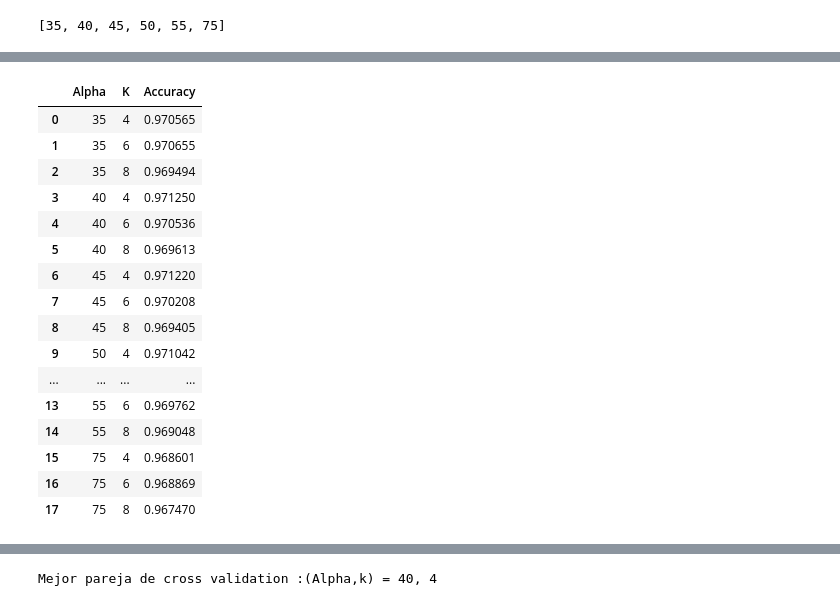
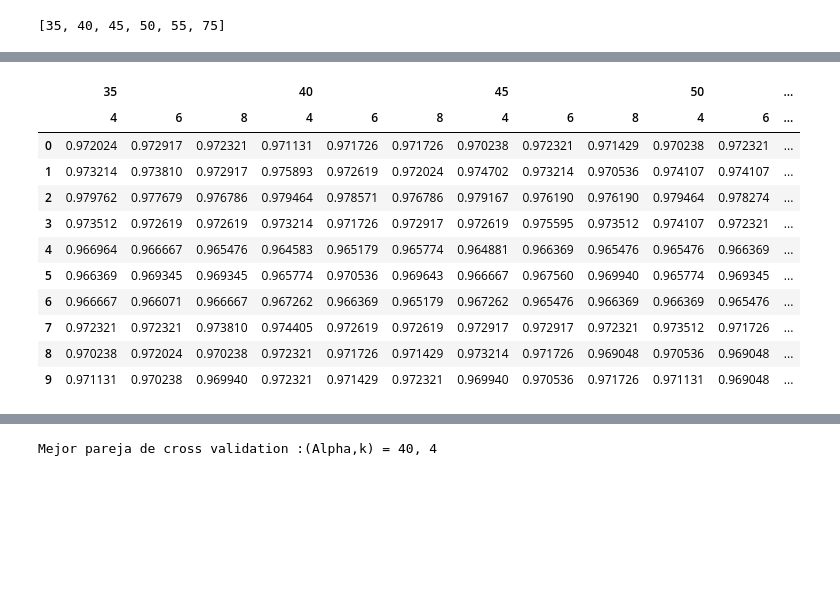
Before and after one commit to fzanollo/metodos-num, a Jupyter notebook: tp2/notebooks/preliminares.ipynb, the cells around one changed output, grey strips where cells are left out. Saved outputs shown, nothing was run; the diff lists cells and outputs as text; code cells hidden in the pictures; blank space fills up the shorter version.

```diff
--- a/tp2/notebooks/preliminares.ipynb
+++ b/tp2/notebooks/preliminares.ipynb
@@ -547,0 +482,8 @@ display(f1.head())
+# %%
+from timeit import default_timer as timer
+start = timer()
+
+resultCV = crossValidation(X_train,y_train,10,mejores_alphas,mejores_k)
+
+end = timer()
+print(end - start)
@@ -548,27 +508,17 @@ display(f1.head())
 # %%
-dfCV = pd.DataFrame({"Alpha":col_alphas,"K":col_k,"Accuracy": accuracy})
-dfCV.to_csv("exp_csv/CrossValidation.csv",index = True,header = True)
+dfCV = pd.DataFrame(resultCV)
+dfCV.to_csv("exp_csv/CrossValidation_knnpca.csv",index = False)
 dfCV
+# %% [output]
+|  | 35 |  |  | 40 |  |  | 45 |  |  | 50 |  | ... |
+|  | 4 | 6 | 8 | 4 | 6 | 8 | 4 | 6 | 8 | 4 | 6 | ... |
+| 0 | 0.972024 | 0.972917 | 0.972321 | 0.971131 | 0.971726 | 0.971726 | 0.970238 | 0.972321 | 0.971429 | 0.970238 | 0.972321 | ... |
+| 1 | 0.973214 | 0.973810 | 0.972917 | 0.975893 | 0.972619 | 0.972024 | 0.974702 | 0.973214 | 0.970536 | 0.974107 | 0.974107 | ... |
+| 2 | 0.979762 | 0.977679 | 0.976786 | 0.979464 | 0.978571 | 0.976786 | 0.979167 | 0.976190 | 0.976190 | 0.979464 | 0.978274 | ... |
+| 3 | 0.973512 | 0.972619 | 0.972619 | 0.973214 | 0.971726 | 0.972917 | 0.972619 | 0.975595 | 0.973512 | 0.974107 | 0.972321 | ... |
+| 4 | 0.966964 | 0.966667 | 0.965476 | 0.964583 | 0.965179 | 0.965774 | 0.964881 | 0.966369 | 0.965476 | 0.965476 | 0.966369 | ... |
+| 5 | 0.966369 | 0.969345 | 0.969345 | 0.965774 | 0.970536 | 0.969643 | 0.966667 | 0.967560 | 0.969940 | 0.965774 | 0.969345 | ... |
+| 6 | 0.966667 | 0.966071 | 0.966667 | 0.967262 | 0.966369 | 0.965179 | 0.967262 | 0.965476 | 0.966369 | 0.966369 | 0.965476 | ... |
+| 7 | 0.972321 | 0.972321 | 0.973810 | 0.974405 | 0.972619 | 0.972619 | 0.972917 | 0.972917 | 0.972321 | 0.973512 | 0.971726 | ... |
+| 8 | 0.970238 | 0.972024 | 0.970238 | 0.972321 | 0.971726 | 0.971429 | 0.973214 | 0.971726 | 0.969048 | 0.970536 | 0.969048 | ... |
+| 9 | 0.971131 | 0.970238 | 0.969940 | 0.972321 | 0.971429 | 0.972321 | 0.969940 | 0.970536 | 0.971726 | 0.971131 | 0.969048 | ... |
-# %%
-#BORRAR CROSS MAS PEQUE
-dfCV = pd.DataFrame({"Alpha":col_alphas,"K":col_k,"Accuracy": accuracy})
-dfCV.to_csv("exp_csv/CrossValidationREDUX.csv",index = False,header = True)
-dfCV
-# %% [output]
-|  | Alpha | K | Accuracy |
-| 0 | 35 | 4 | 0.970565 |
-| 1 | 35 | 6 | 0.970655 |
-| 2 | 35 | 8 | 0.969494 |
-| 3 | 40 | 4 | 0.971250 |
-| 4 | 40 | 6 | 0.970536 |
-| 5 | 40 | 8 | 0.969613 |
-| 6 | 45 | 4 | 0.971220 |
-| 7 | 45 | 6 | 0.970208 |
-| 8 | 45 | 8 | 0.969405 |
-| 9 | 50 | 4 | 0.971042 |
-| ... | ... | ... | ... |
-| 13 | 55 | 6 | 0.969762 |
-| 14 | 55 | 8 | 0.969048 |
-| 15 | 75 | 4 | 0.968601 |
-| 16 | 75 | 6 | 0.968869 |
-| 17 | 75 | 8 | 0.967470 |
```
Also changed, not shown: parts of 43 cells of this notebook.
